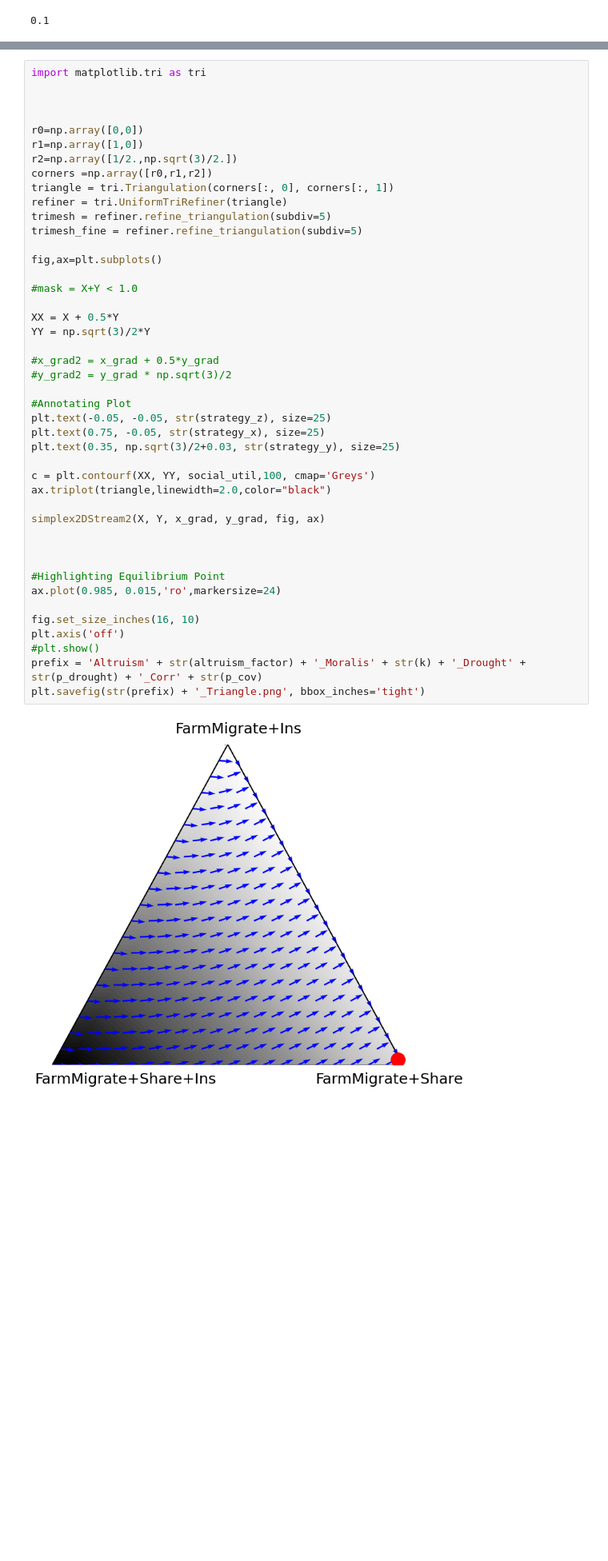
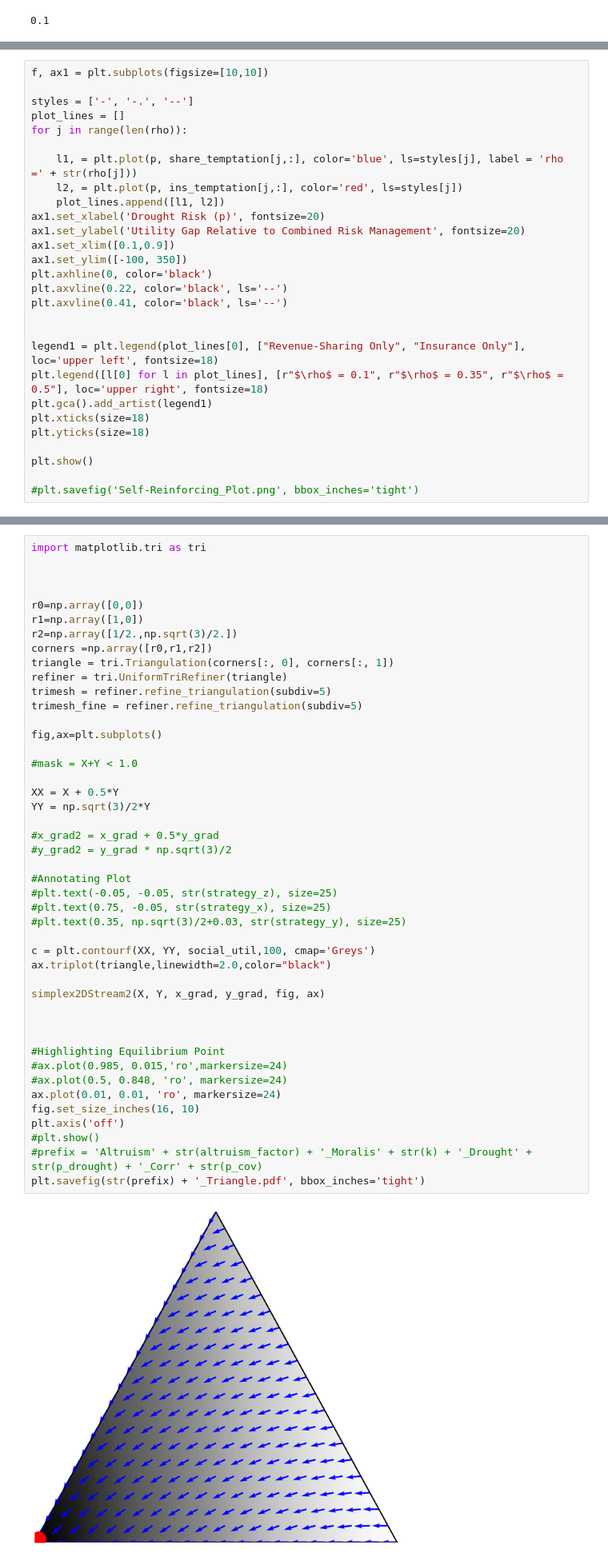
Before and after one commit to nchoquettelevy/FarmerGameTheorySimulation, a Jupyter notebook: RiskTransferSimulations_v6.ipynb, the cells around one changed output, grey strips where cells are left out. Shown at 80% size. Drawn from its saved outputs; the diff is of its cells as text; blank space fills up the shorter version.

Commit message:
Update RiskTransferSimulations_v6.ipynb
Corrected extraneous line of code in _v6 file

```diff
--- a/RiskTransferSimulations_v6.ipynb
+++ b/RiskTransferSimulations_v6.ipynb
@@ -1954,0 +1920,28 @@ plt.show()
+# %%
+f, ax1 = plt.subplots(figsize=[10,10])
+
+styles = ['-', '-.', '--']
+plot_lines = []
+for j in range(len(rho)):
+
+    l1, = plt.plot(p, share_temptation[j,:], color='blue', ls=styles[j], label = 'rho =' + str(rho[j]))
+    l2, = plt.plot(p, ins_temptation[j,:], color='red', ls=styles[j])
+    plot_lines.append([l1, l2])
+ax1.set_xlabel('Drought Risk (p)', fontsize=20)
+ax1.set_ylabel('Utility Gap Relative to Combined Risk Management', fontsize=20)
+ax1.set_xlim([0.1,0.9])
+ax1.set_ylim([-100, 350])
+plt.axhline(0, color='black')
+plt.axvline(0.22, color='black', ls='--')
+plt.axvline(0.41, color='black', ls='--')
+
+
+legend1 = plt.legend(plot_lines[0], ["Revenue-Sharing Only", "Insurance Only"], loc='upper left', fontsize=18)
+plt.legend([l[0] for l in plot_lines], [r"$\rho$ = 0.1", r"$\rho$ = 0.35", r"$\rho$ = 0.5"], loc='upper right', fontsize=18)
+plt.gca().add_artist(legend1)
+plt.xticks(size=18)
+plt.yticks(size=18)
+
+plt.show()
+
+#plt.savefig('Self-Reinforcing_Plot.png', bbox_inches='tight')
@@ -2153,41 +2219,42 @@ r2=np.array([1/2.,np.sqrt(3)/2.])
 corners =np.array([r0,r1,r2])
 triangle = tri.Triangulation(corners[:, 0], corners[:, 1])
 refiner = tri.UniformTriRefiner(triangle)
 trimesh = refiner.refine_triangulation(subdiv=5)
 trimesh_fine = refiner.refine_triangulation(subdiv=5)
 
 fig,ax=plt.subplots()
 
 #mask = X+Y < 1.0
 
 XX = X + 0.5*Y
 YY = np.sqrt(3)/2*Y
 
 #x_grad2 = x_grad + 0.5*y_grad
 #y_grad2 = y_grad * np.sqrt(3)/2
 
 #Annotating Plot
-plt.text(-0.05, -0.05, str(strategy_z), size=25)
-plt.text(0.75, -0.05, str(strategy_x), size=25)
-plt.text(0.35, np.sqrt(3)/2+0.03, str(strategy_y), size=25)
+#plt.text(-0.05, -0.05, str(strategy_z), size=25)
+#plt.text(0.75, -0.05, str(strategy_x), size=25)
+#plt.text(0.35, np.sqrt(3)/2+0.03, str(strategy_y), size=25)
 
 c = plt.contourf(XX, YY, social_util,100, cmap='Greys')
 ax.triplot(triangle,linewidth=2.0,color="black")
 
 simplex2DStream2(X, Y, x_grad, y_grad, fig, ax)
 
 
 
 #Highlighting Equilibrium Point
-ax.plot(0.985, 0.015,'ro',markersize=24)
-
+#ax.plot(0.985, 0.015,'ro',markersize=24)
+#ax.plot(0.5, 0.848, 'ro', markersize=24)
+ax.plot(0.01, 0.01, 'ro', markersize=24)
 fig.set_size_inches(16, 10)
 plt.axis('off')
 #plt.show()
-prefix = 'Altruism' + str(altruism_factor) + '_Moralis' + str(k) + '_Drought' + str(p_drought) + '_Corr' + str(p_cov)
-plt.savefig(str(prefix) + '_Triangle.png', bbox_inches='tight')
+#prefix = 'Altruism' + str(altruism_factor) + '_Moralis' + str(k) + '_Drought' + str(p_drought) + '_Corr' + str(p_cov)
+plt.savefig(str(prefix) + '_Triangle.pdf', bbox_inches='tight')
 # %% [output]
-[figure, old version]
+[figure, new version]
 # %% [markdown]
 ## Pro-Social Dividend as a Function of Covariate Risk
 # %%
```
Also changed, not shown: parts of 24 cells of this notebook.
